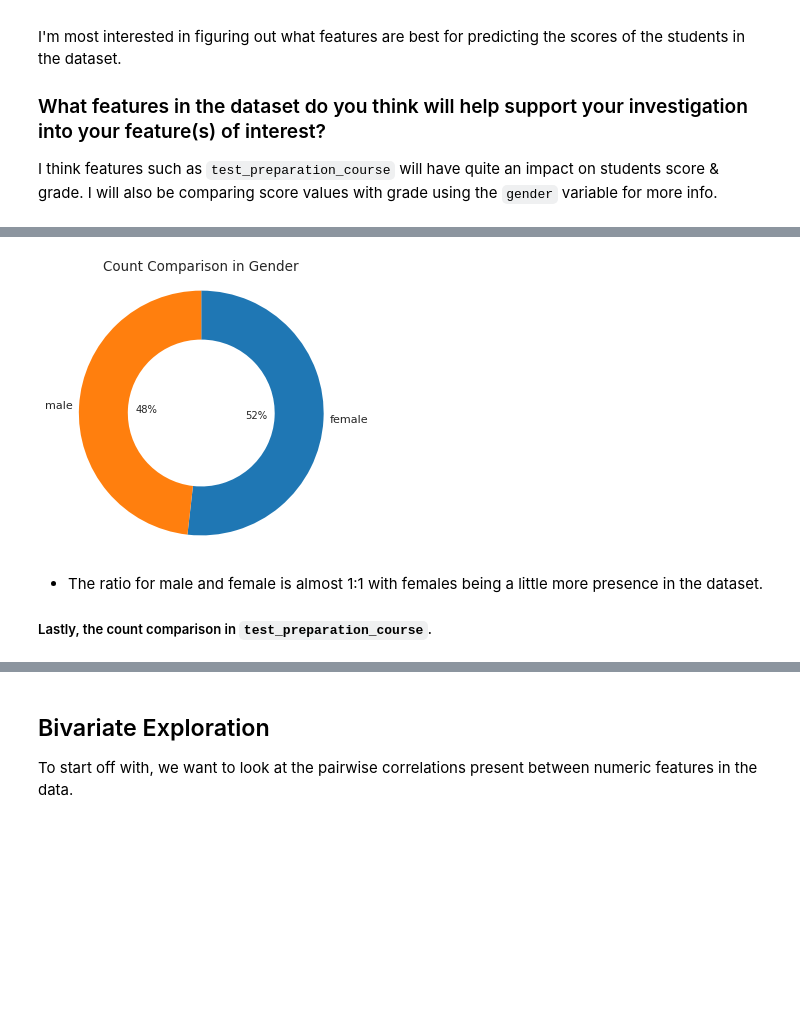
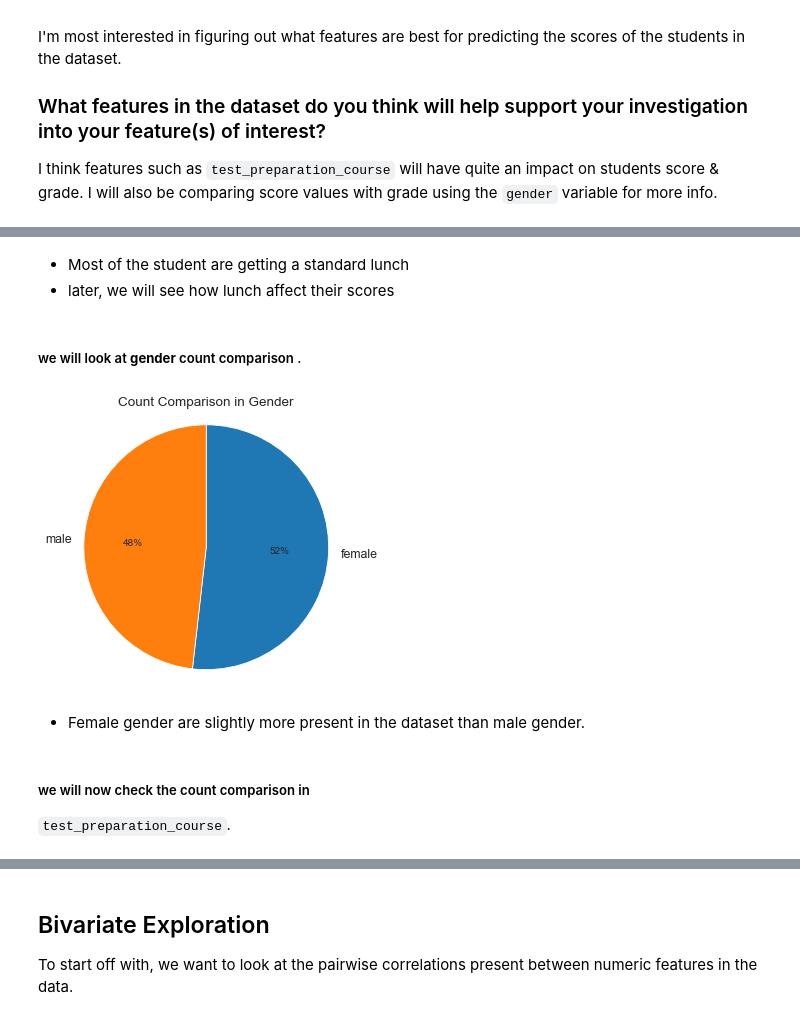
Before and after one commit to habibumrf/Communicate_Data_Findings, a Jupyter notebook: student_performance_in_exams_part_I.ipynb, the cells around one changed output, grey strips where cells are left out. Drawn from its saved outputs; the diff is of its cells as text; code cells hidden in the pictures; blank space fills up the shorter version.

```diff
--- a/student_performance_in_exams_part_I.ipynb
+++ b/student_performance_in_exams_part_I.ipynb
@@ -236,16 +245,24 @@ plt.show()
+# %% [markdown]
+- Most of the student are getting a standard lunch
+- later, we will see how lunch affect their scores
+# %% [markdown]
+##### we will look at **gender** count comparison .
 # %%
 # pieplot for gender count comparison
 plt.figure(figsize = (10, 5))
-sorted_gender = df.gender.value_counts()
-plt.pie(sorted_gender, labels = sorted_gender.index, counterclock = False, startangle = 90, autopct = '%1.0f%%',
-        wedgeprops = {'width': 0.4}, pctdistance = 0.45, labeldistance = 1.05)
+count_gender = df.gender.value_counts()
+
+plt.pie(count_gender, labels = count_gender.index, counterclock = False, startangle = 90,
+       autopct = '%1.0f%%')
+
 plt.axis('square')
 plt.title('Count Comparison in Gender')
 plt.show()
 # %% [output]
-[figure, old version]
+[figure, new version]
-# %% [markdown]
-- The ratio for male and female is almost 1:1 with females being a little more presence in the dataset.
-
-##### Lastly, the count comparison in `test_preparation_course`.
+# %% [markdown]
+- Female gender are slightly more present in the dataset than male gender.
+# %% [markdown]
+##### we will now check the count comparison in
+`test_preparation_course`.
 # %%
```
Also changed, not shown: parts of 38 cells of this notebook, 2 other files.
